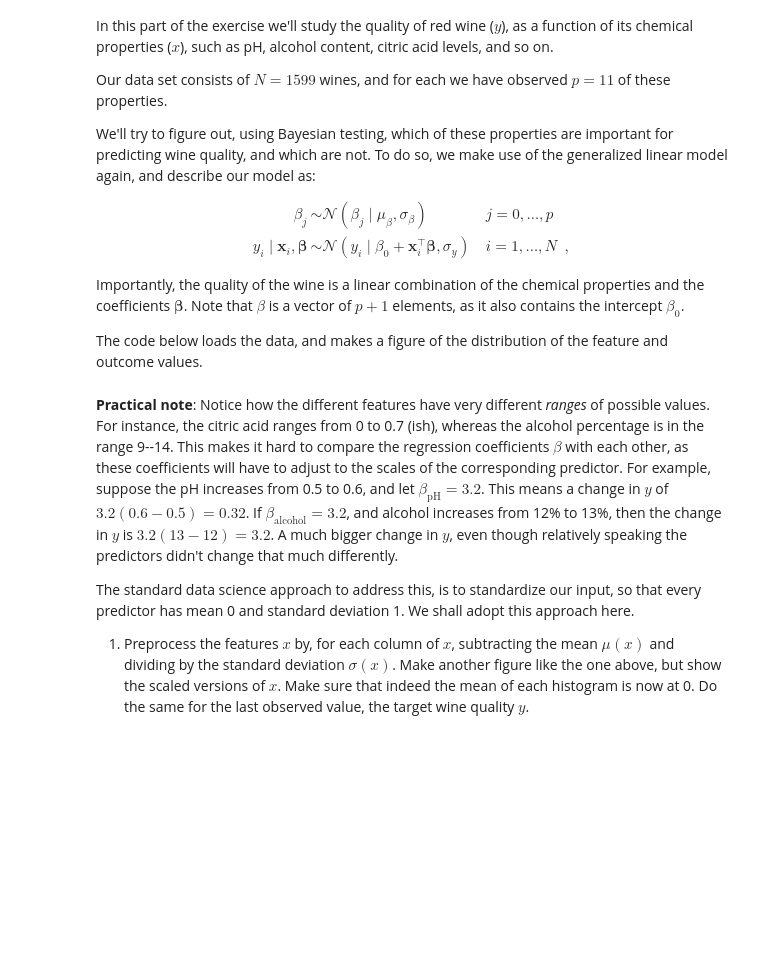
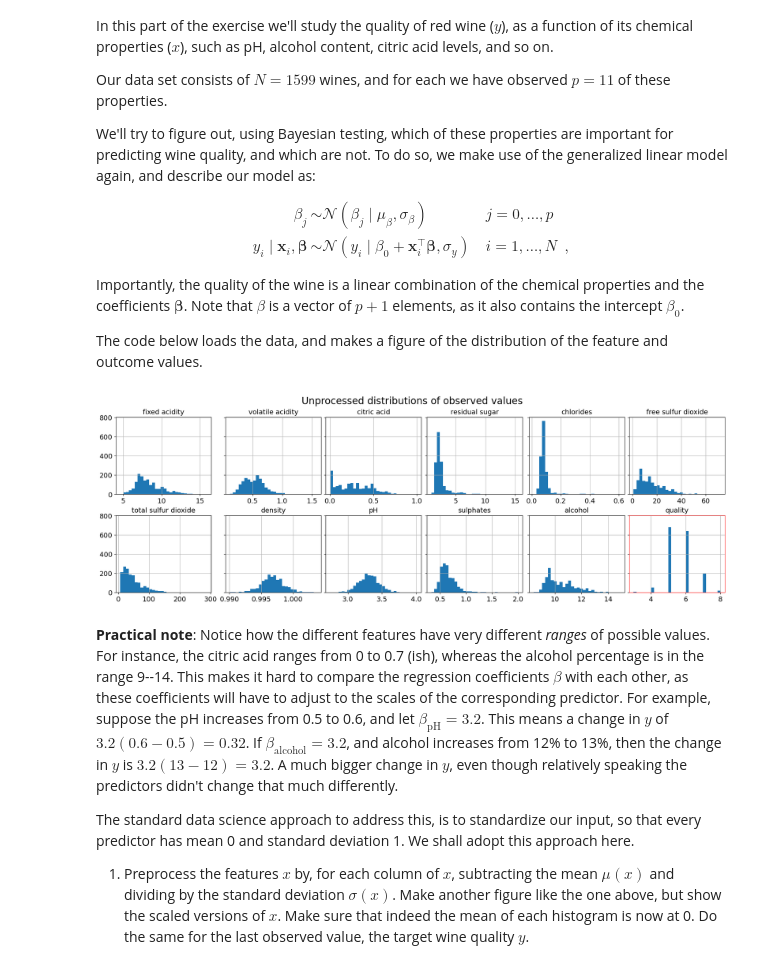
Before and after one commit to DerOeko/SOW-BKI203BS, a Jupyter notebook: LargeAssignment2/Ferdinand_Paar_s1128559_Samuel_Nellessen_s1102282_Assignment_LargeAssignment2.ipynb, the cells around one changed output. Saved outputs shown, nothing was run; the diff lists cells and outputs as text; code cells hidden in the pictures; blank space fills up the shorter version.

```diff
--- a/LargeAssignment2/Ferdinand_Paar_s1128559_Samuel_Nellessen_s1102282_Assignment_LargeAssignment2.ipynb
+++ b/LargeAssignment2/Ferdinand_Paar_s1128559_Samuel_Nellessen_s1102282_Assignment_LargeAssignment2.ipynb
@@ -501,29 +501,32 @@ The code below loads the data, and makes a figure of the distribution of the fea
 # %%
 import pandas as pd
 filename = 'winequality-red.csv'
 
 df = pd.read_csv(filename, sep=';')
 feature_names = df.columns
 x = df.values[:, 0:-1]
 y = df.values[:, -1]
 n, p = x.shape
 
 _, axes = plt.subplots(nrows=2, ncols=6, sharey=True, constrained_layout=True,
                        figsize=(18, 6))
 
 for i, ax in enumerate(axes.flatten()):
     if i < p:
         ax.hist(x[:, i], bins=30)
     else:
         ax.hist(y, bins=30)
+    ax.grid(True)
     ax.set_title(feature_names[i], fontsize=14)
 
 ax = axes.flatten()[-1]
 for _, spine in ax.spines.items():
     spine.set_color('red')
     spine.set_color('red')
 
 plt.suptitle('Unprocessed distributions of observed values', fontsize=20);
+# %% [output]
+[figure, added]
 # %% [markdown]
 **Practical note**: Notice how the different features have very different _ranges_ of possible values. For instance, the citric acid ranges from 0 to 0.7 (ish), whereas the alcohol percentage is in the range 9--14. This makes it hard to compare the regression coefficients $\beta$ with each other, as these coefficients will have to adjust to the scales of the corresponding predictor. For example, suppose the pH increases from 0.5 to 0.6, and let $\beta_{\text{pH}}=3.2$. This means a change in $y$ of $3.2(0.6-0.5) = 0.32$. If $\beta_{\text{alcohol}}=3.2$, and alcohol increases from 12% to 13%, then the change in $y$ is $3.2(13-12)=3.2$. A much bigger change in $y$, even though relatively speaking the predictors didn't change that much differently.
 
```
Also changed, not shown: parts of 12 cells of this notebook, 2 other files.
